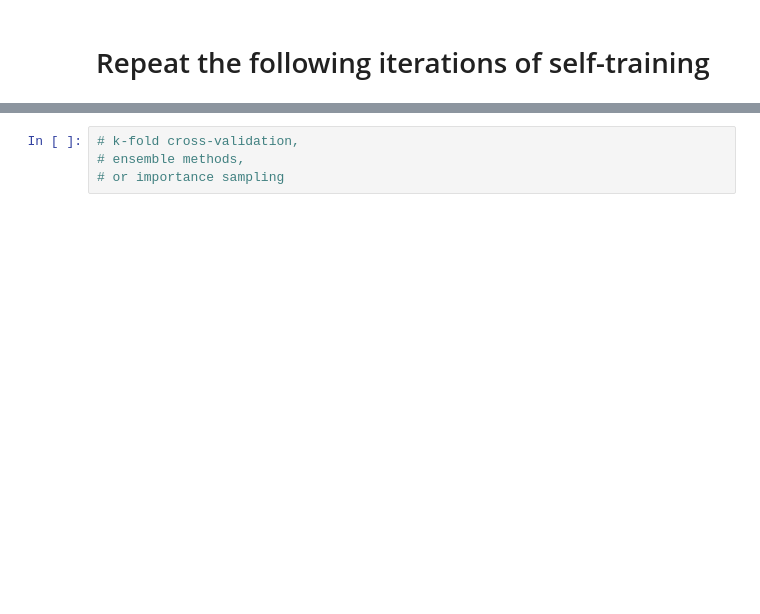
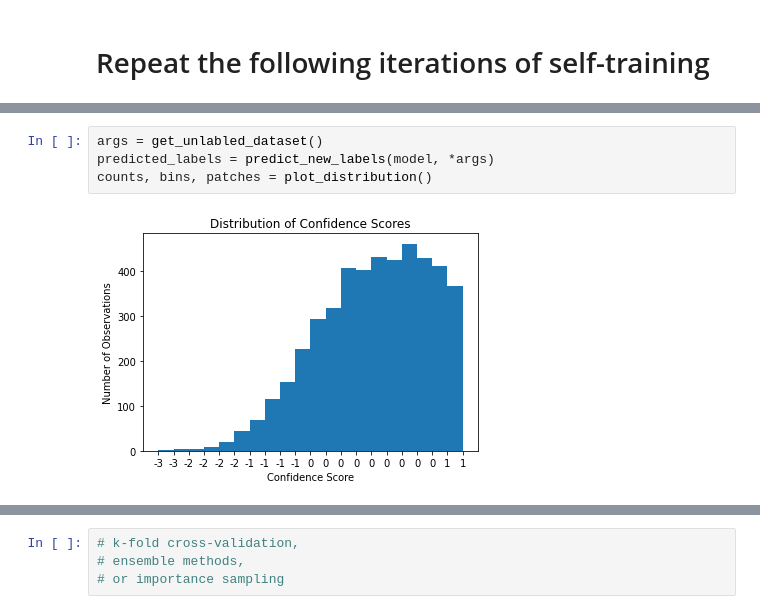
Before and after one commit to TruscaPetre/AAIT-Nosy-Missing-Labels, a Jupyter notebook: tutorial colab missing labels.ipynb, the cells around one changed output, grey strips where cells are left out. Cells and saved outputs as stored; diff of their text form; blank space fills up the shorter version.

```diff
--- a/tutorial colab missing labels.ipynb
+++ b/tutorial colab missing labels.ipynb
@@ -582,0 +861,6 @@ for num_iteration in range(1,10):
+# %%
+args = get_unlabled_dataset()
+predicted_labels = predict_new_labels(model, *args)
+counts, bins, patches = plot_distribution()
+# %% [output]
+[figure, added]
```
Also changed, not shown: parts of 20 cells of this notebook.
